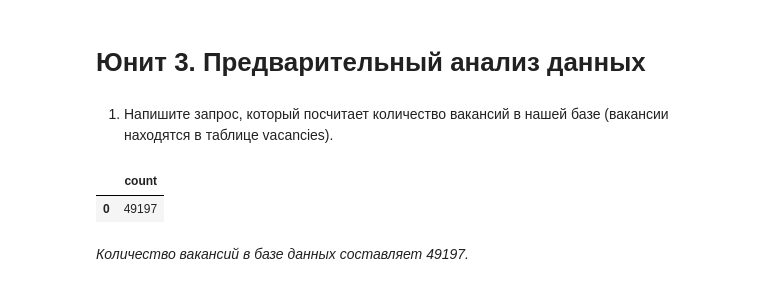
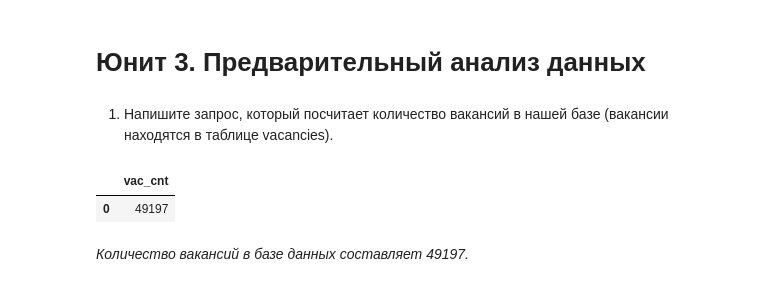
Before and after one commit to medvzlata/sf_data_science, a Jupyter notebook: Project_2/Project_2.ipynb, the cells around one changed output. Saved outputs shown, nothing was run; the diff lists cells and outputs as text; code cells hidden in the pictures.

```diff
--- a/Project_2/Project_2.ipynb
+++ b/Project_2/Project_2.ipynb
@@ -21,14 +21,14 @@ connection = psycopg2.connect(
 # %% [markdown]
 1. Напишите запрос, который посчитает количество вакансий в нашей базе (вакансии находятся в таблице vacancies).
 # %%
-query_3_1 = f'''SELECT COUNT(id)
+query_3_1 = f'''SELECT COUNT(id) AS vac_cnt
            from vacancies
 '''
 
 df = pd.read_sql_query(query_3_1, connection)
 df
 # %% [output]
-|  | count |
+|  | vac_cnt |
 | 0 | 49197 |
 # %% [markdown]
 *Количество вакансий в базе данных составляет 49197.*
```
Also changed, not shown: parts of 6 cells of this notebook.
